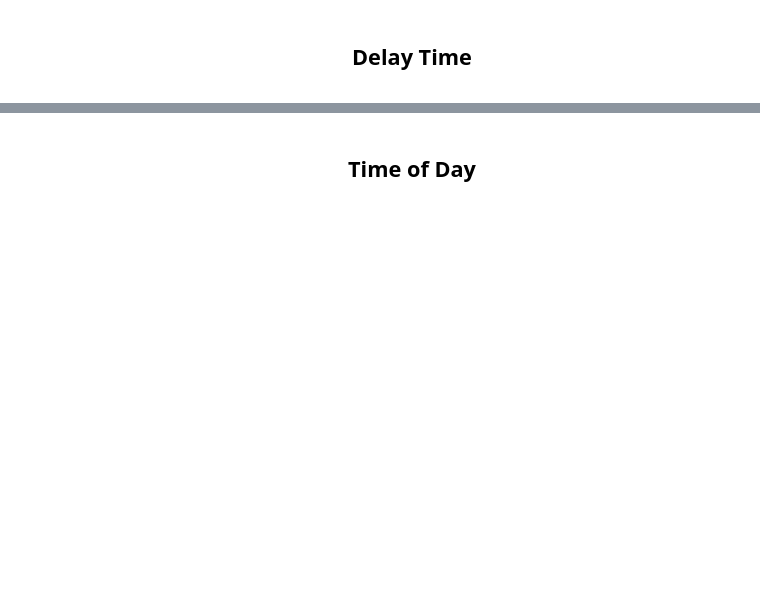
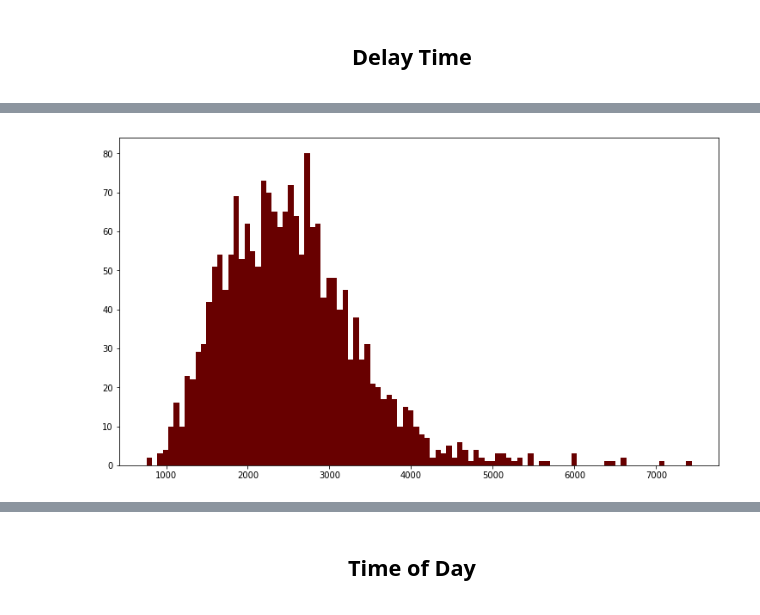
Before and after one commit to sishola/ttc-delays, a Jupyter notebook: Surface Routes/surface_routes_eda.ipynb, the cells around one changed output, grey strips where cells are left out. Saved outputs shown, nothing was run; the diff lists cells and outputs as text; code cells hidden in the pictures; blank space fills up the shorter version.

```diff
--- a/Surface Routes/surface_routes_eda.ipynb
+++ b/Surface Routes/surface_routes_eda.ipynb
@@ -307,10 +348,12 @@ groupedbyday
 # %%
 
 
 fig, ax = plt.subplots(1, figsize = [12.5, 7])
 
-ax.hist(groupedbyday['Min Delay'], bins = 100)
+ax.hist(groupedbyday['Min Delay'], bins = 100, color = '#680000')
 
 plt.show()
+# %% [output]
+[figure, added]
 # %%
 groupedbyday.mean(), groupedbyday.median()
```
Also changed, not shown: parts of 28 cells of this notebook, 26 other files.
